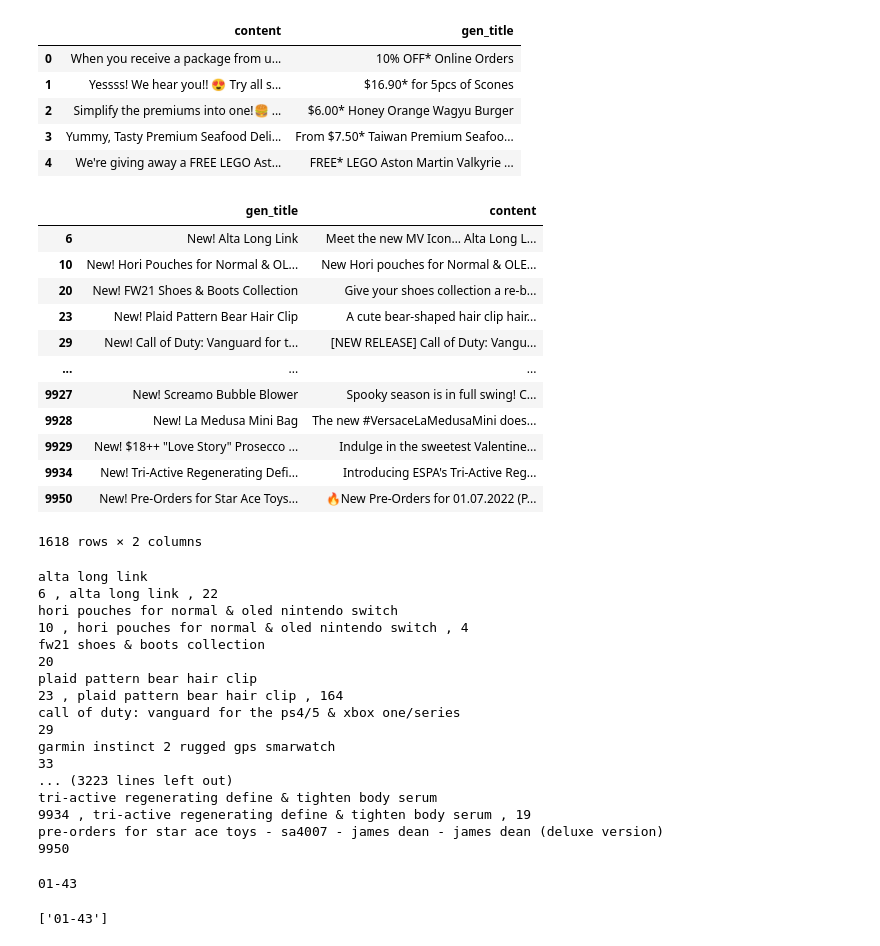
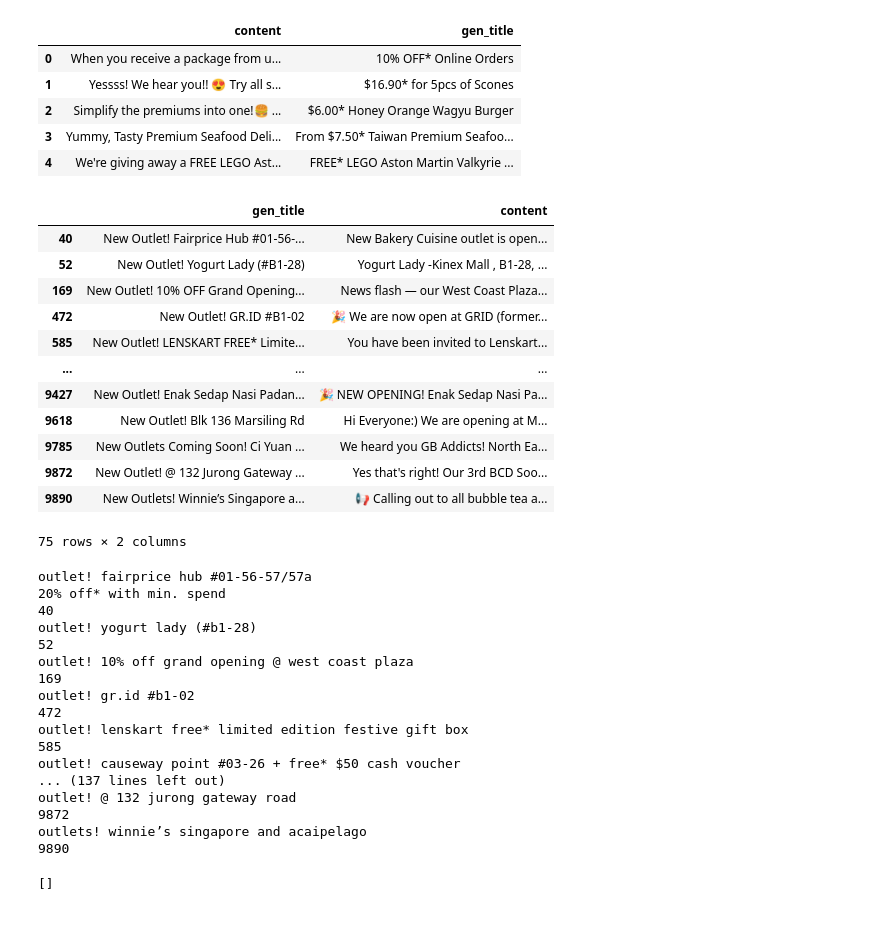
Before and after one commit to munnigel/CV-NLP-Monstyr-App, a Jupyter notebook: data_workbench/Data Cleaning for Custom NER.ipynb, the cells around one changed output. Saved outputs shown, nothing was run; the diff lists cells and outputs as text; code cells hidden in the pictures.

Commit message:
outlet location data extraction

```diff
--- a/data_workbench/Data Cleaning for Custom NER.ipynb
+++ b/data_workbench/Data Cleaning for Custom NER.ipynb
@@ -15,22 +15,22 @@ df.head()[["content", "gen_title"]]
 # %%
 pd.options.display.max_colwidth = 300
 # %%
-df_new_product = df[['gen_title', 'content']][df['gen_title'].str.startswith("New!")]
+df_new_product = df[['gen_title', 'content']][df['gen_title'].str.startswith("New Outlet")]
 df_new_product
 # %% [output]
 |  | gen_title | content |
-| 6 | New! Alta Long Link | Meet the new MV Icon… Alta Long L... |
-| 10 | New! Hori Pouches for Normal & OL... | New Hori pouches for Normal & OLE... |
-| 20 | New! FW21 Shoes & Boots Collection | Give your shoes collection a re-b... |
-| 23 | New! Plaid Pattern Bear Hair Clip | A cute bear-shaped hair clip hair... |
-| 29 | New! Call of Duty: Vanguard for t... | [NEW RELEASE] Call of Duty: Vangu... |
+| 40 | New Outlet! Fairprice Hub #01-56-... | New Bakery Cuisine outlet is open... |
+| 52 | New Outlet! Yogurt Lady (#B1-28) | Yogurt Lady -Kinex Mall , B1-28, ... |
+| 169 | New Outlet! 10% OFF Grand Opening... | News flash — our West Coast Plaza... |
+| 472 | New Outlet! GR.ID #B1-02 | 🎉 We are now open at GRID (former... |
+| 585 | New Outlet! LENSKART FREE* Limite... | You have been invited to Lenskart... |
 | ... | ... | ... |
-| 9927 | New! Screamo Bubble Blower | Spooky season is in full swing! C... |
-| 9928 | New! La Medusa Mini Bag | The new #VersaceLaMedusaMini does... |
-| 9929 | New! $18++ "Love Story" Prosecco ... | Indulge in the sweetest Valentine... |
-| 9934 | New! Tri-Active Regenerating Defi... | Introducing ESPA's Tri-Active Reg... |
-| 9950 | New! Pre-Orders for Star Ace Toys... | 🔥New Pre-Orders for 01.07.2022 (P... |
+| 9427 | New Outlet! Enak Sedap Nasi Padan... | 🎉 NEW OPENING! Enak Sedap Nasi Pa... |
+| 9618 | New Outlet! Blk 136 Marsiling Rd | Hi Everyone:) We are opening at M... |
+| 9785 | New Outlets Coming Soon! Ci Yuan ... | We heard you GB Addicts! North Ea... |
+| 9872 | New Outlet! @ 132 Jurong Gateway ... | Yes that's right! Our 3rd BCD Soo... |
+| 9890 | New Outlets! Winnie’s Singapore a... | 📢 Calling out to all bubble tea a... |
-1618 rows × 2 columns
+75 rows × 2 columns
 # %%
 for index, data in df_new_product.iterrows():
     title_tokenized = data["gen_title"].split(" ")
@@ -43,23 +43,23 @@ for index, data in df_new_product.iterrows():
     else:
         print(index)
 # %% [output]
-alta long link
-6 , alta long link , 22
-hori pouches for normal & oled nintendo switch
-10 , hori pouches for normal & oled nintendo switch , 4
-fw21 shoes & boots collection
-20
-plaid pattern bear hair clip
-23 , plaid pattern bear hair clip , 164
-call of duty: vanguard for the ps4/5 & xbox one/series
-29
-garmin instinct 2 rugged gps smarwatch
-33
-... (3223 lines left out)
-tri-active regenerating define & tighten body serum
-9934 , tri-active regenerating define & tighten body serum , 19
-pre-orders for star ace toys - sa4007 - james dean - james dean (deluxe version)
-9950
+outlet! fairprice hub #01-56-57/57a
+20% off* with min. spend
+40
+outlet! yogurt lady (#b1-28)
+52
+outlet! 10% off grand opening @ west coast plaza
+169
+outlet! gr.id #b1-02
+472
+outlet! lenskart free* limited edition festive gift box
+585
+outlet! causeway point #03-26 + free* $50 cash voucher
+... (137 lines left out)
+outlet! @ 132 jurong gateway road
+9872
+outlets! winnie’s singapore and acaipelago
+9890
 # %%
 # regex for unit number
 
@@ -68,11 +68,10 @@ def parseUnitNumber(user_input):
     return re.findall(pattern, user_input)
-# %%
-pattern = "^#?[A-Z0-9]{1,3}-[0-9]{1,3}"
-user_input = input()
-re.findall(pattern, user_input)
-# %% [output]
-01-43
-['01-43']
+# %%
+pattern = "(\(?#?[A-Z0-9]{1,3}-[A-Z0-9]{1,3}-?(?:[0-9A-Z]{1,})?(?:/[A-Z0-9]{1,})*\)?)"
+user_input = input()
+re.findall(pattern, user_input)
+# %% [output]
+[]
 # %%
 # regex for date parsing
 
```
Also changed, not shown: parts of 16 cells of this notebook, 1 other file.
